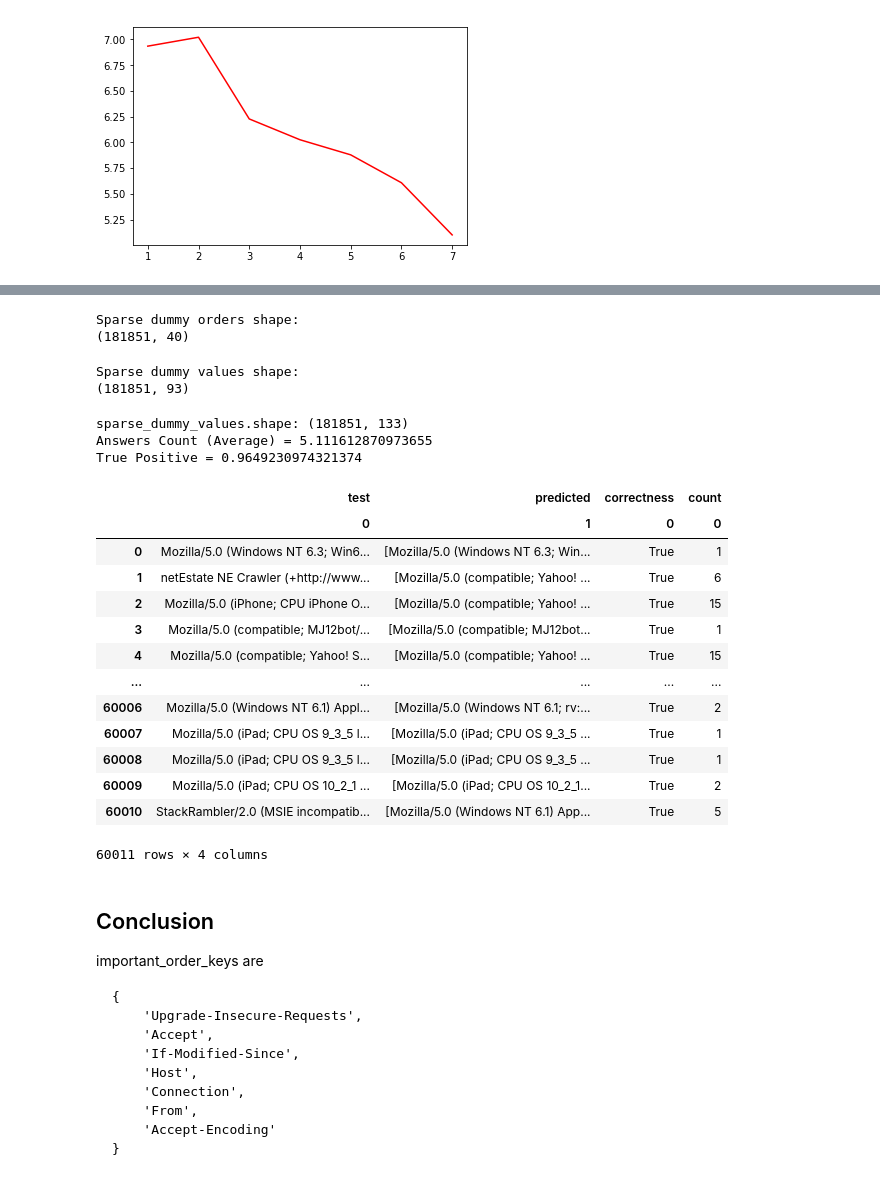
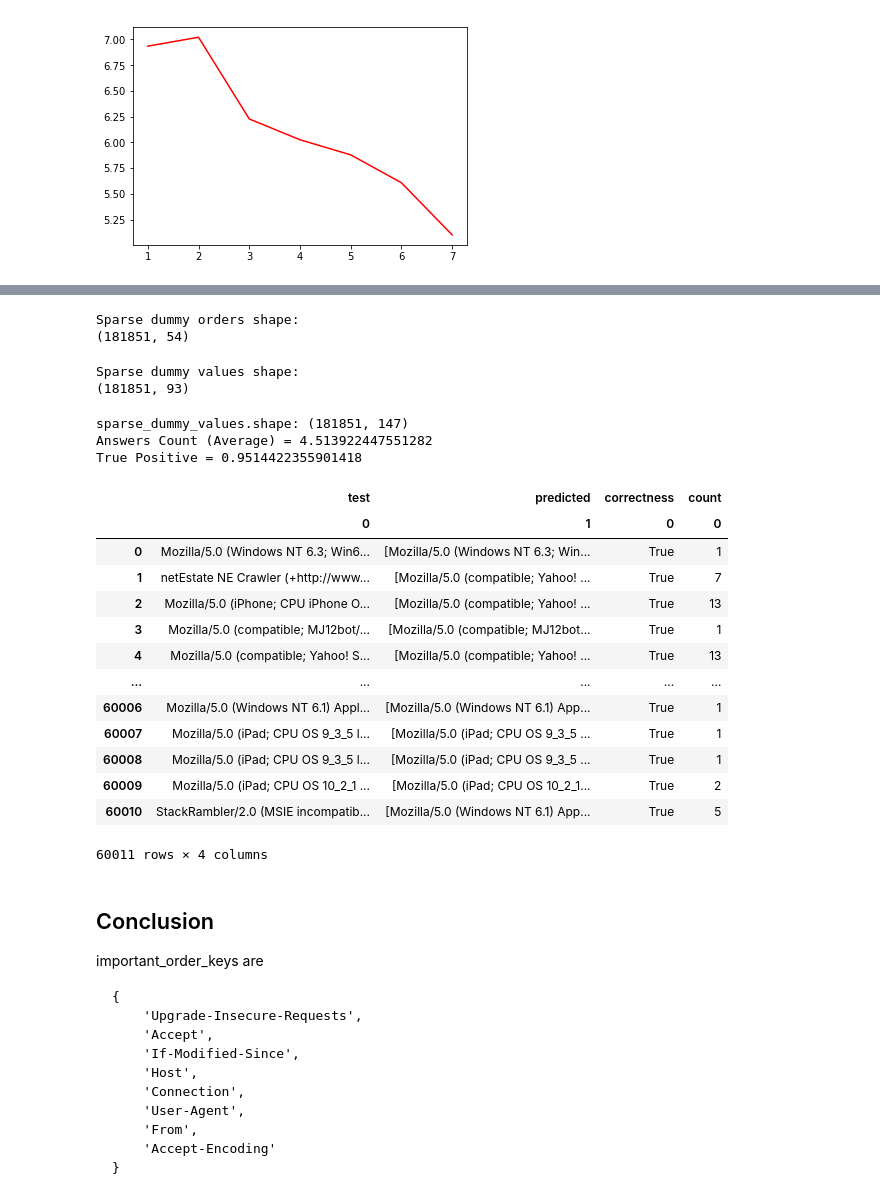
Before and after one commit to levabd/http-ml-antifraud, a Jupyter notebook: 07-OrderFeaturesSelection.ipynb, the cells around one changed output, grey strips where cells are left out. Drawn from its saved outputs; the diff is of its cells as text; code cells hidden in the pictures.

```diff
--- a/07-OrderFeaturesSelection.ipynb
+++ b/07-OrderFeaturesSelection.ipynb
@@ -790,44 +775,44 @@ l_parser.reassign_orders_values(order_data_top_100, values_data_top_100)
 full_sparce_dummy = l_parser.prepare_data(orders_vectorizer, values_vectorizer, important_keys_set, fit_dict=True)
 
 X_train, X_test, y_train, y_test = train_test_split(full_sparce_dummy, y, test_size=0.33, random_state=42)
 
 clf = OneVsRestClassifier(LogisticRegression(random_state=42, C=100))
 clf.fit(X_train, y_train)
 
 pred = ThresholdPredictions(user_agent_list=list_ua, clf=clf)
-y_test_names, y_predicted, compare_answers, answers_count = pred.predict(X_test, y_test, 0.024072)
+y_test_names, y_predicted, compare_answers, answers_count = pred.predict(X_test, y_test, 0.03)
 
 compare_frame = pd.concat(
     [
         y_test_names,
         y_predicted,
         pd.DataFrame(compare_answers),
         pd.DataFrame(answers_count)
     ], keys=['test', 'predicted', 'correctness', 'count'], axis=1, join='inner')
 
 #print('Headers: ' + str(' '.join(important_keys)))
 print('sparse_dummy_values.shape: ' + str(full_sparce_dummy.shape))
 print("Answers Count (Average) = {0}".format(np.average(answers_count)))
 smart_accuracy = numpy.sum(compare_answers) / y_test.shape[0]
 print("True Positive = {0}".format(smart_accuracy))
 compare_frame
 # %% [output]
 Sparse dummy orders shape:
-(181851, 40)
+(181851, 54)
 Sparse dummy values shape:
 (181851, 93)
-sparse_dummy_values.shape: (181851, 133)
-Answers Count (Average) = 5.111612870973655
-True Positive = 0.9649230974321374
+sparse_dummy_values.shape: (181851, 147)
+Answers Count (Average) = 4.513922447551282
+True Positive = 0.9514422355901418
 |  | test | predicted | correctness | count |
 |  | 0 | 1 | 0 | 0 |
 | 0 | Mozilla/5.0 (Windows NT 6.3; Win6... | [Mozilla/5.0 (Windows NT 6.3; Win... | True | 1 |
-| 1 | netEstate NE Crawler (+http://www... | [Mozilla/5.0 (compatible; Yahoo! ... | True | 6 |
-| 2 | Mozilla/5.0 (iPhone; CPU iPhone O... | [Mozilla/5.0 (compatible; Yahoo! ... | True | 15 |
+| 1 | netEstate NE Crawler (+http://www... | [Mozilla/5.0 (compatible; Yahoo! ... | True | 7 |
+| 2 | Mozilla/5.0 (iPhone; CPU iPhone O... | [Mozilla/5.0 (compatible; Yahoo! ... | True | 13 |
 | 3 | Mozilla/5.0 (compatible; MJ12bot/... | [Mozilla/5.0 (compatible; MJ12bot... | True | 1 |
-| 4 | Mozilla/5.0 (compatible; Yahoo! S... | [Mozilla/5.0 (compatible; Yahoo! ... | True | 15 |
+| 4 | Mozilla/5.0 (compatible; Yahoo! S... | [Mozilla/5.0 (compatible; Yahoo! ... | True | 13 |
 | ... | ... | ... | ... | ... |
-| 60006 | Mozilla/5.0 (Windows NT 6.1) Appl... | [Mozilla/5.0 (Windows NT 6.1; rv:... | True | 2 |
+| 60006 | Mozilla/5.0 (Windows NT 6.1) Appl... | [Mozilla/5.0 (Windows NT 6.1) App... | True | 1 |
 | 60007 | Mozilla/5.0 (iPad; CPU OS 9_3_5 l... | [Mozilla/5.0 (iPad; CPU OS 9_3_5 ... | True | 1 |
 | 60008 | Mozilla/5.0 (iPad; CPU OS 9_3_5 l... | [Mozilla/5.0 (iPad; CPU OS 9_3_5 ... | True | 1 |
 | 60009 | Mozilla/5.0 (iPad; CPU OS 10_2_1 ... | [Mozilla/5.0 (iPad; CPU OS 10_2_1... | True | 2 |
@@ -846,6 +831,7 @@ important_order_keys are
     'If-Modified-Since',
     'Host',
     'Connection',
+    'User-Agent',
     'From',
     'Accept-Encoding'
 }
```
Also changed, not shown: parts of 5 cells of this notebook, 6 other files.
